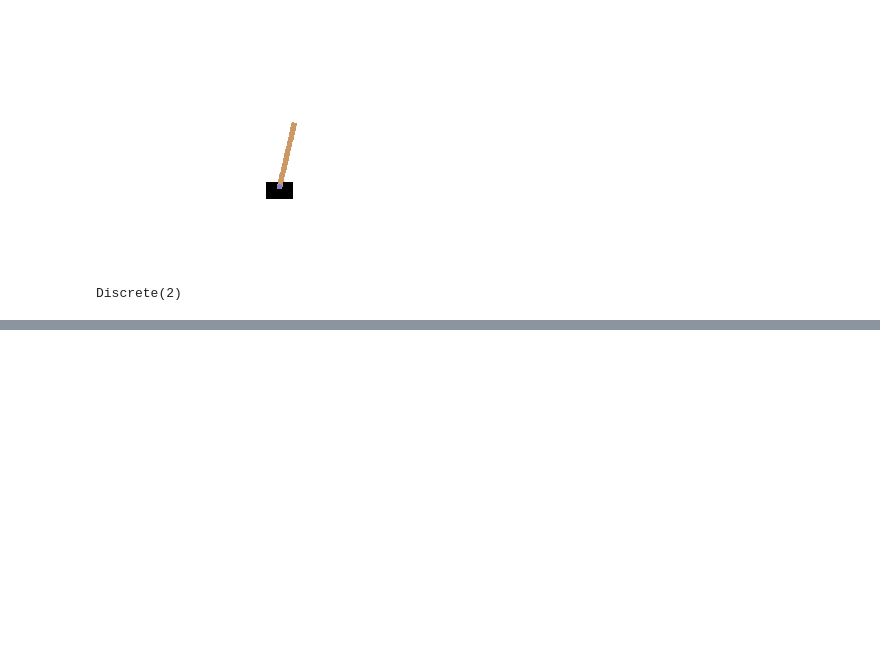
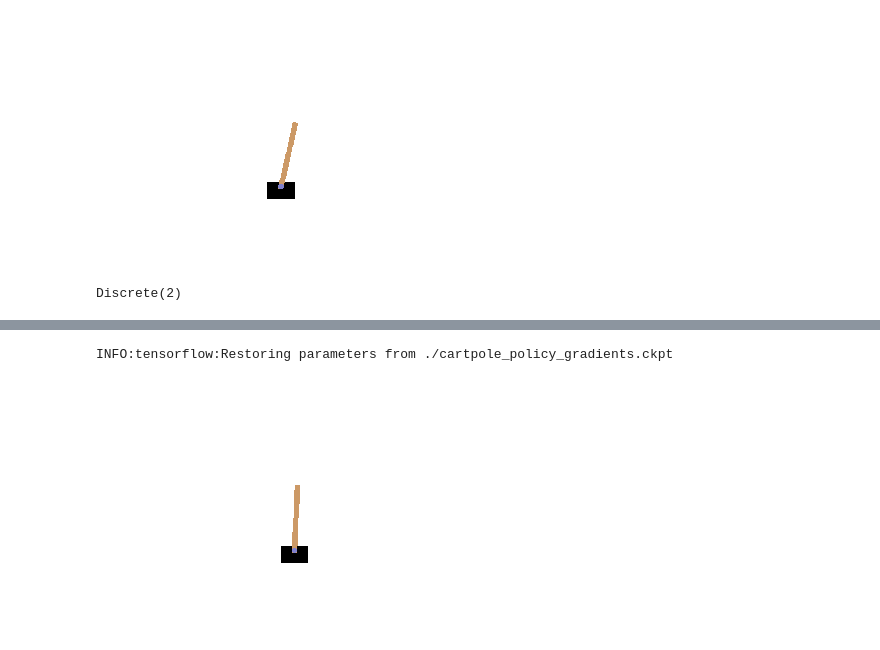
Before and after one commit to rymsi/ML-Notebooks, a Jupyter notebook: Reinforcement Learning.ipynb, the cells around one changed output, grey strips where cells are left out. Drawn from its saved outputs; the diff is of its cells as text; code cells hidden in the pictures; blank space fills up the shorter version.

```diff
--- a/Reinforcement Learning.ipynb
+++ b/Reinforcement Learning.ipynb
@@ -104,0 +189,15 @@ obs = env.reset()
+# %%
+def discount_rewards(rewards, discount_rate):
+    discounted_rewards = np.zeros(len(rewards))
+    cumulative_rewards = 0
+    for step in reversed(range(len(rewards))):
+        cumulative_rewards = rewards[step] + cumulative_rewards * discount_rate
+        discounted_rewards[step] = cumulative_rewards
+    return discounted_rewards
+
+def discount_and_normalize_rewards(all_rewards, discount_rate):
+    all_discounted_rewards = [discount_rewards(rewards, discount_rate) for rewards in all_rewards]
+    flat_rewards = np.concatenate(all_discounted_rewards)
+    reward_mean = flat_rewards.mean()
+    reward_std = flat_rewards.std()
+    return [(discounted_rewards - reward_mean)/reward_std for discounted_rewards in all_discounted_rewards]
@@ -104,0 +256,22 @@ obs = env.reset()
+# %%
+def render_policy_net(model_path, action, X, n_max_steps = 1000):
+    frames = []
+    env = gym.make("CartPole-v0")
+    obs = env.reset()
+    with tf.Session() as sess:
+        saver.restore(sess, model_path)
+        for step in range(n_max_steps):
+            img = render_cart_pole(env, obs)
+            frames.append(img)
+            action_val = action.eval(feed_dict={X: obs.reshape(1, n_inputs)})
+            obs, reward, done, info = env.step(action_val[0][0])
+            if done:
+                break
+    env.close()
+    return frames
+# %%
+frames = render_policy_net('./cartpole_policy_gradients.ckpt', action, X, n_max_steps=1000)
+video = plot_animation(frames)
+# %% [output]
+INFO:tensorflow:Restoring parameters from ./cartpole_policy_gradients.ckpt
+[figure, added]
```
Also changed, not shown: parts of 16 cells of this notebook.
